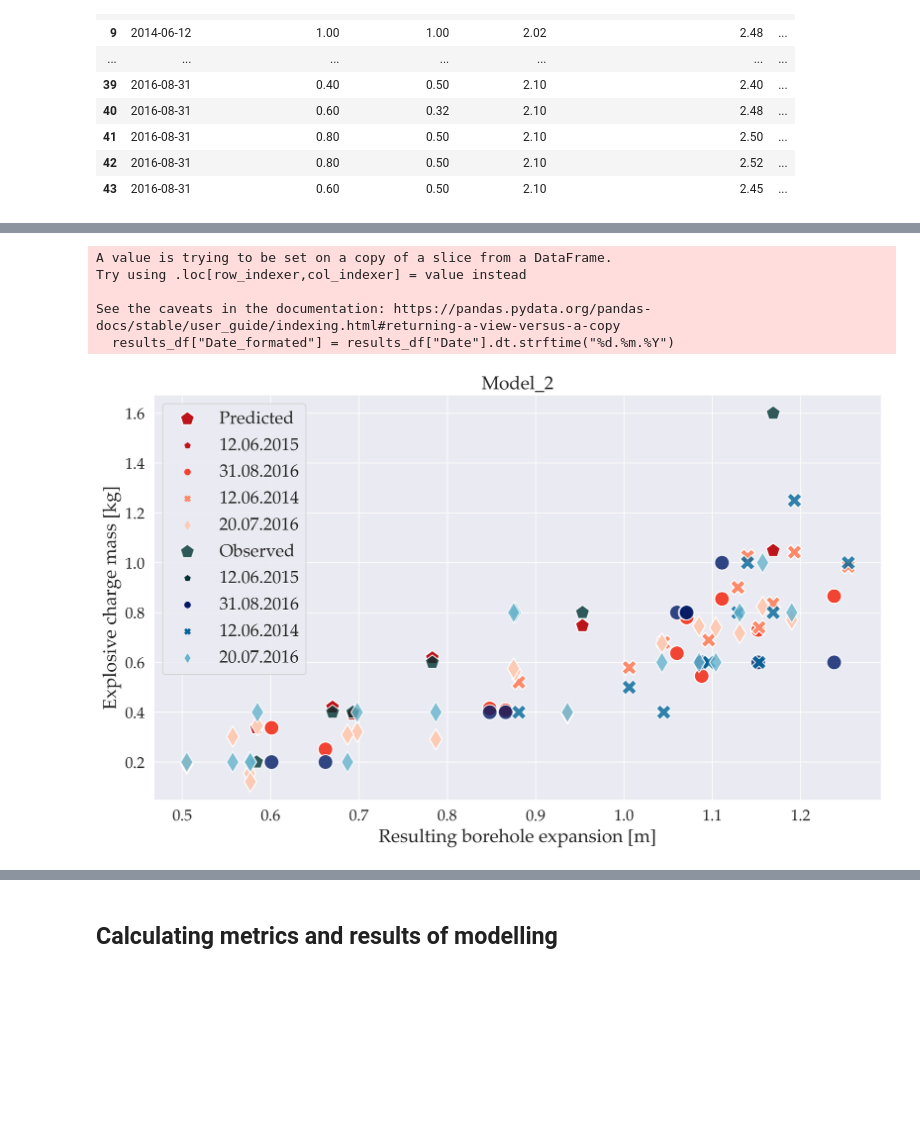
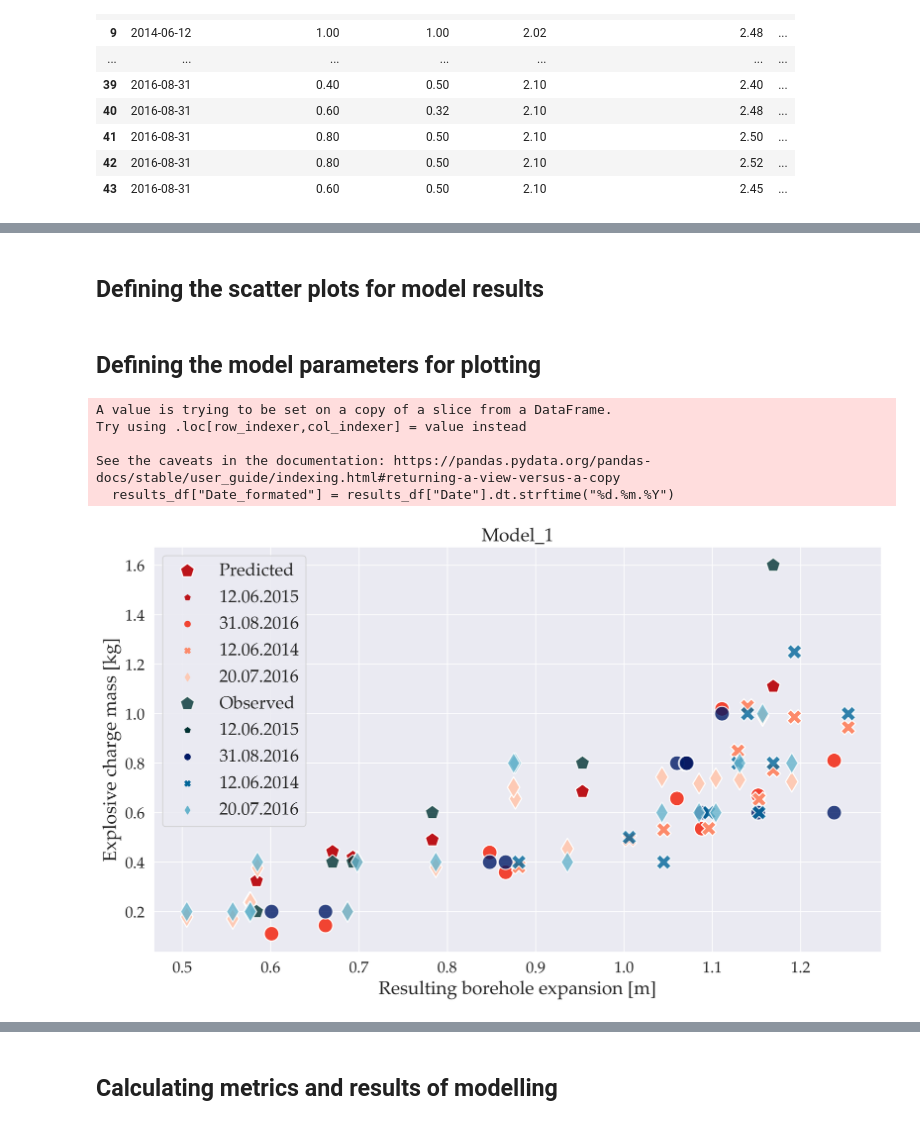
Before and after one commit to karlek10/Clay_blasting_ANN, a Jupyter notebook: ANN_clay_blasting.ipynb, the cells around one changed output, grey strips where cells are left out. Saved outputs shown, nothing was run; the diff lists cells and outputs as text; code cells hidden in the pictures; blank space fills up the shorter version.

```diff
--- a/ANN_clay_blasting.ipynb
+++ b/ANN_clay_blasting.ipynb
@@ -365,12 +394,12 @@ def train_network(model, train_loader_b, valid_loader_b, train_loader_w, valid_l
 
     return checkpoint
 # %%
-input_size_lstm = 8
+input_size_lstm = 2
 hidden_size_lstm = 120
 num_layers_lstm = 2
 device = "cuda"
 input_size_b = 8
-save_dir = "clay_model_2.1.pth"
+save_dir = "clay_model_1.1.pth"
 num_epochs = 10
 num_batches = 4
 learning_rate = 0.00005
@@ -424,7 +453,7 @@ def make_prediction(test_w_ds, test_b_ds, model, b_scaler):
     predicted_list = list()
     with torch.no_grad():
         for i in range(len(test_b_ds)):
-            item_w = test_w_ds[i].view(1,-1, 8)
+            item_w = test_w_ds[i].view(1,-1, 2)
             item_b = test_b_ds[i][0].view(1, -1)
             predicted = clay_nn(item_w, item_b).cpu()
             predicted_list.append(b_scaler.inverse_transform(predicted))
@@ -588,3 +621,5 @@ final_data_df
+# %% [markdown]
+## Defining the scatter plots for model results
 # %%
 def plot_scatter_blasting(results_df, x_values, y_values_1, y_values_2,
                           xlabel="Resulting Cavity [m$^3$]", ylabel="Explosive Charge Mass [kg]", model_number = "Model_1"):
@@ -615,27 +650,29 @@ def plot_scatter_blasting(results_df, x_values, y_values_1, y_values_2,
 
     plt.savefig("Figure_"+xlabel[:-4]+"_"+ ylabel[:-4]+".png", bbox_inches='tight')
     plt.show()
+# %% [markdown]
+## Defining the model parameters for plotting
 # %%
-model_number = "Model_2"
+model_number = "Model_1"
 x_values = "Proširenje"
 y_values_1 = "ECM_pred"
 
 y_values_2 = "Explosive\nCharge Mass"
 xlabel = "Resulting borehole expansion [m]"
 #xlabel = "Volume of the resulting Cavity [m$^3$]"
 ylabel = "Explosive charge mass [kg]"
 #ylabel = "Stemming legth [m]"
 
 results_df = final_data_df[:]
 
 plot_scatter_blasting(results_df, x_values, y_values_1, y_values_2, xlabel, ylabel, model_number=model_number)
 # %% [output]
 A value is trying to be set on a copy of a slice from a DataFrame.
 Try using .loc[row_indexer,col_indexer] = value instead
 
 See the caveats in the documentation: https://pandas.pydata.org/pandas-docs/stable/user_guide/indexing.html#returning-a-view-versus-a-copy
   results_df["Date_formated"] = results_df["Date"].dt.strftime("%d.%m.%Y")
-[figure, old version]
+[figure, new version]
 # %%
 results_df
 # %% [output]
```
Also changed, not shown: parts of 15 cells of this notebook, 13 other files.
